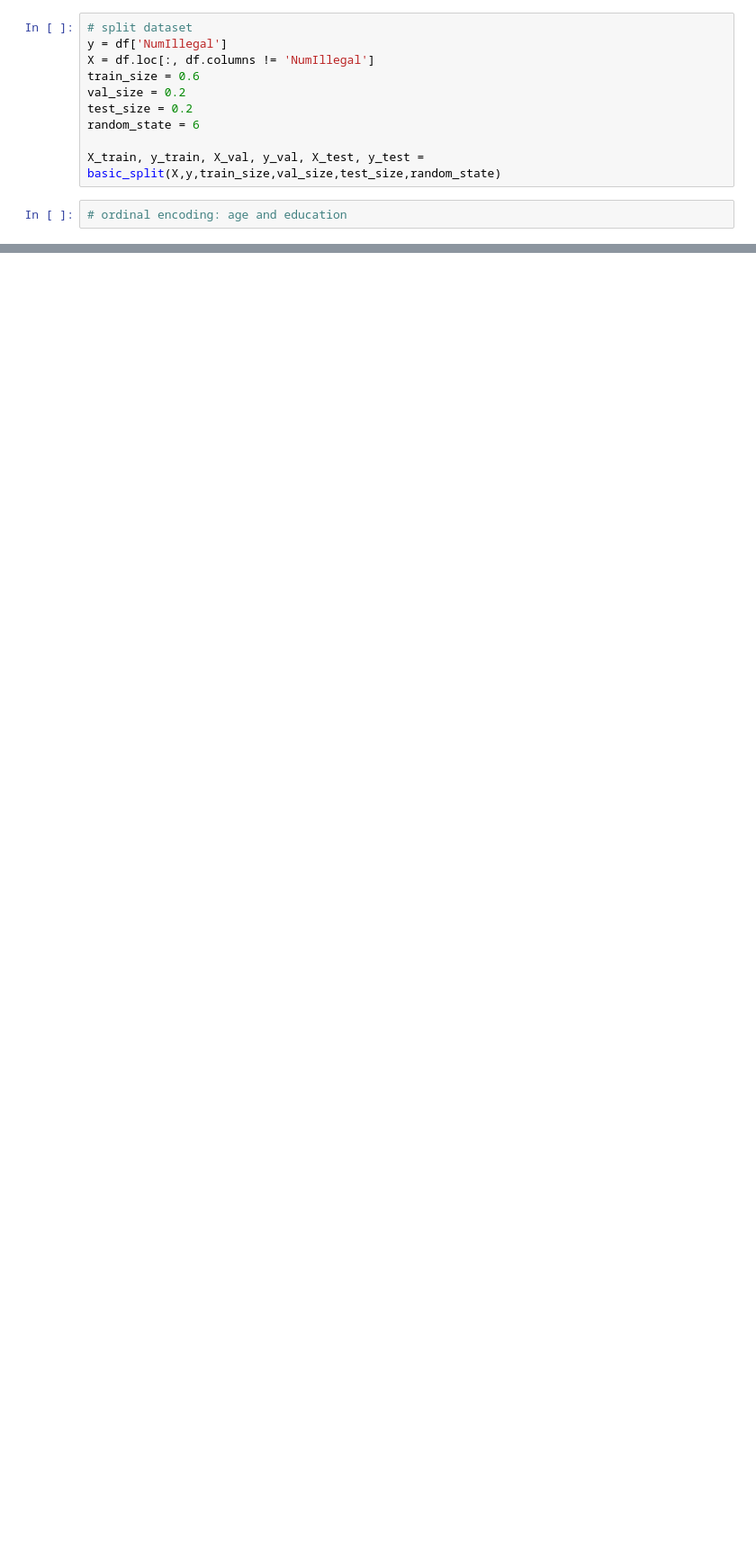
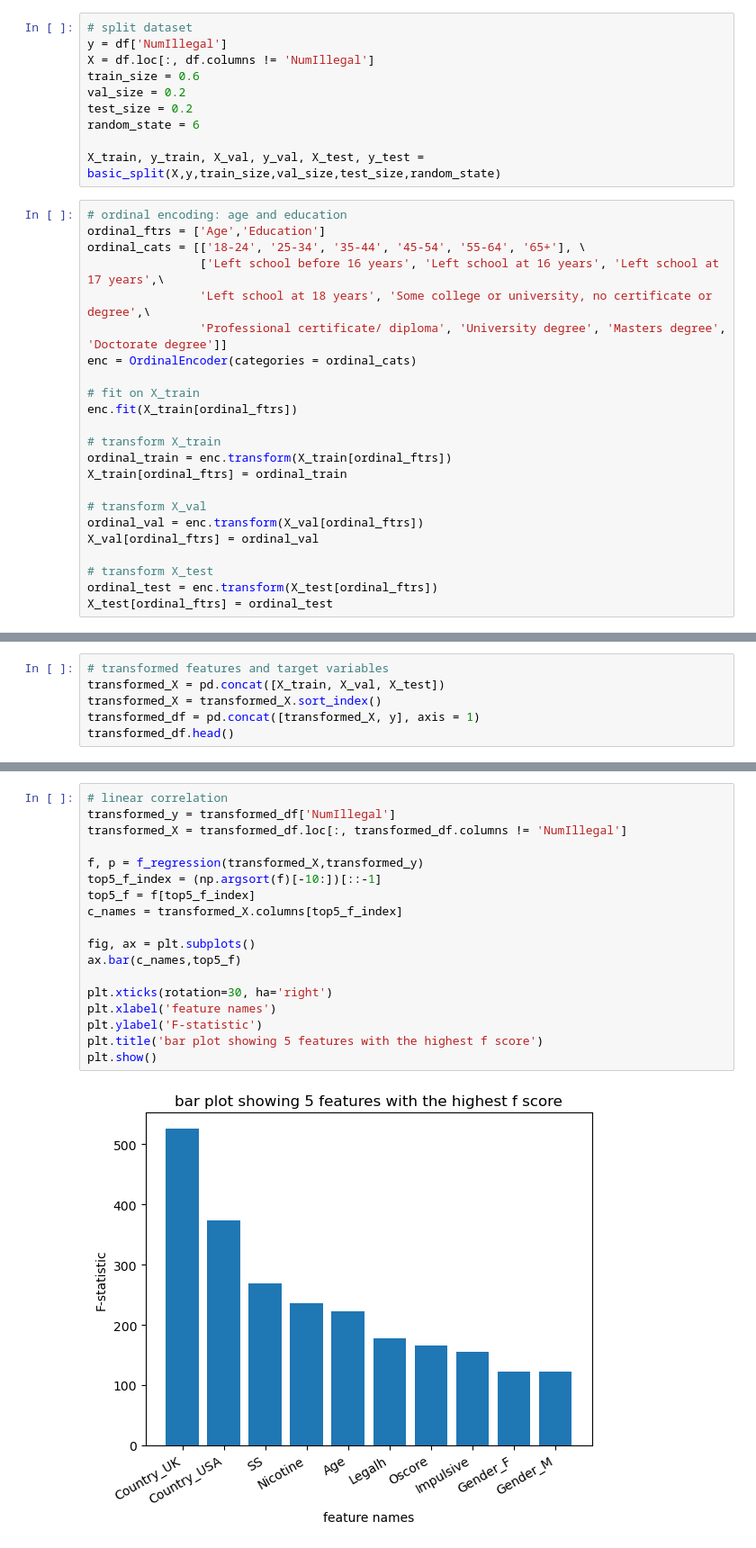
Before and after one commit to CynthiaCZ/DATA1030_project, a Jupyter notebook: EDA.ipynb, the cells around one changed output, grey strips where cells are left out. Shown at 90% size. Drawn from its saved outputs; the diff is of its cells as text; blank space fills up the shorter version.

```diff
--- a/EDA.ipynb
+++ b/EDA.ipynb
@@ -146,4 +151,25 @@ random_state = 6
 X_train, y_train, X_val, y_val, X_test, y_test = basic_split(X,y,train_size,val_size,test_size,random_state)
 # %%
 # ordinal encoding: age and education
+ordinal_ftrs = ['Age','Education']
+ordinal_cats = [['18-24', '25-34', '35-44', '45-54', '55-64', '65+'], \
+                ['Left school before 16 years', 'Left school at 16 years', 'Left school at 17 years',\
+                'Left school at 18 years', 'Some college or university, no certificate or degree',\
+                'Professional certificate/ diploma', 'University degree', 'Masters degree', 'Doctorate degree']]
+enc = OrdinalEncoder(categories = ordinal_cats)
+
+# fit on X_train
+enc.fit(X_train[ordinal_ftrs])
+
+# transform X_train
+ordinal_train = enc.transform(X_train[ordinal_ftrs])
+X_train[ordinal_ftrs] = ordinal_train
+
+# transform X_val
+ordinal_val = enc.transform(X_val[ordinal_ftrs])
+X_val[ordinal_ftrs] = ordinal_val
+
+# transform X_test
+ordinal_test = enc.transform(X_test[ordinal_ftrs])
+X_test[ordinal_ftrs] = ordinal_test
 # %%
@@ -152,0 +214,6 @@ X_train, y_train, X_val, y_val, X_test, y_test = basic_split(X,y,train_size,val_
+# %%
+# transformed features and target variables
+transformed_X = pd.concat([X_train, X_val, X_test])
+transformed_X = transformed_X.sort_index()
+transformed_df = pd.concat([transformed_X, y], axis = 1)
+transformed_df.head()
@@ -152,0 +228,20 @@ X_train, y_train, X_val, y_val, X_test, y_test = basic_split(X,y,train_size,val_
+# %%
+# linear correlation
+transformed_y = transformed_df['NumIllegal']
+transformed_X = transformed_df.loc[:, transformed_df.columns != 'NumIllegal']
+
+f, p = f_regression(transformed_X,transformed_y)
+top5_f_index = (np.argsort(f)[-10:])[::-1]
+top5_f = f[top5_f_index]
+c_names = transformed_X.columns[top5_f_index]
+
+fig, ax = plt.subplots()
+ax.bar(c_names,top5_f)
+
+plt.xticks(rotation=30, ha='right')
+plt.xlabel('feature names')
+plt.ylabel('F-statistic')
+plt.title('bar plot showing 5 features with the highest f score')
+plt.show()
+# %% [output]
+[figure, added]
```
Also changed, not shown: parts of 11 cells of this notebook.
